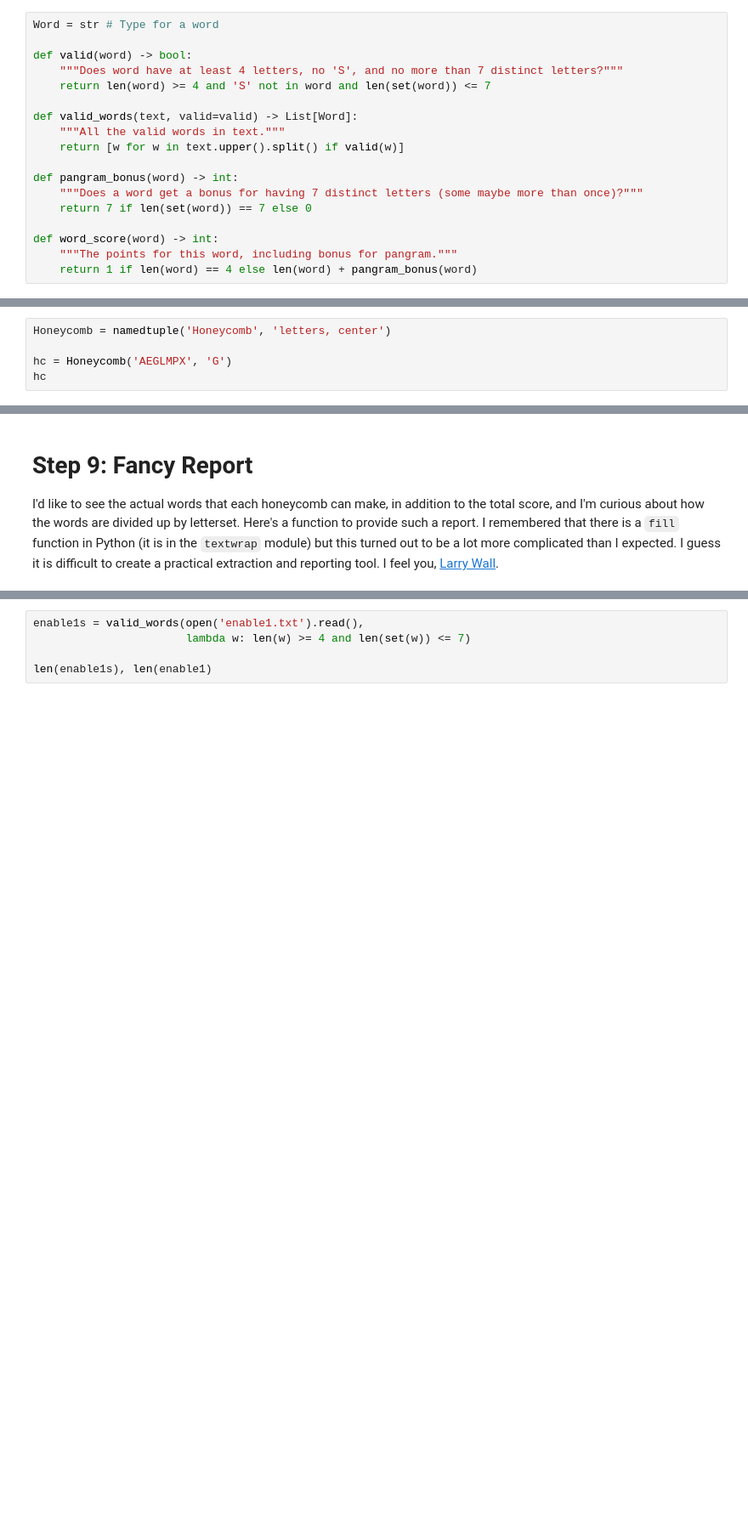
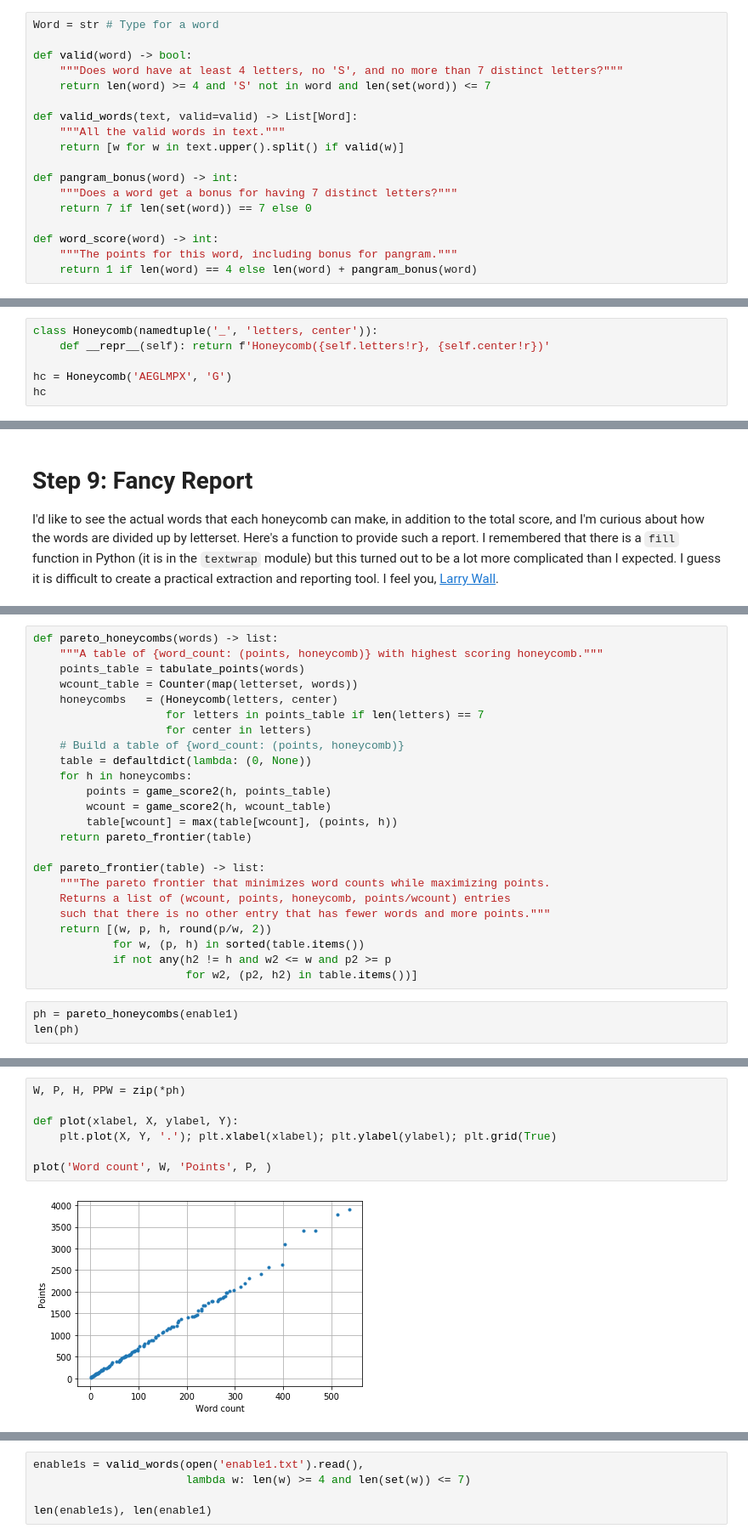
Before and after one commit to norvig/pytudes, a Jupyter notebook: ipynb/SpellingBee.ipynb, the cells around one changed output, grey strips where cells are left out. Shown at 85% size. Drawn from its saved outputs; the diff is of its cells as text; blank space fills up the shorter version.

```diff
--- a/ipynb/SpellingBee.ipynb
+++ b/ipynb/SpellingBee.ipynb
@@ -48,7 +49,7 @@ def valid_words(text, valid=valid) -> List[Word]:
     return [w for w in text.upper().split() if valid(w)]
 
 def pangram_bonus(word) -> int:
-    """Does a word get a bonus for having 7 distinct letters (some maybe more than once)?"""
+    """Does a word get a bonus for having 7 distinct letters?"""
     return 7 if len(set(word)) == 7 else 0
 
 def word_score(word) -> int:
@@ -87,5 +88,6 @@ Thus, we can represent a honeycomb as follows:
 # %%
-Honeycomb = namedtuple('Honeycomb', 'letters, center')
+class Honeycomb(namedtuple('_', 'letters, center')):
+    def __repr__(self): return f'Honeycomb({self.letters!r}, {self.center!r})'
 
 hc = Honeycomb('AEGLMPX', 'G')
 hc
@@ -524,0 +528,27 @@ GIR makes 2 words for 7 points:
+# %%
+def pareto_honeycombs(words) -> list:
+    """A table of {word_count: (points, honeycomb)} with highest scoring honeycomb."""
+    points_table = tabulate_points(words)
+    wcount_table = Counter(map(letterset, words))
+    honeycombs   = (Honeycomb(letters, center)
+                    for letters in points_table if len(letters) == 7
+                    for center in letters)
+    # Build a table of {word_count: (points, honeycomb)}
+    table = defaultdict(lambda: (0, None))
+    for h in honeycombs:
+        points = game_score2(h, points_table)
+        wcount = game_score2(h, wcount_table)
+        table[wcount] = max(table[wcount], (points, h))
+    return pareto_frontier(table)
+
+def pareto_frontier(table) -> list:
+    """The pareto frontier that minimizes word counts while maximizing points.
+    Returns a list of (wcount, points, honeycomb, points/wcount) entries
+    such that there is no other entry that has fewer words and more points."""
+    return [(w, p, h, round(p/w, 2))
+            for w, (p, h) in sorted(table.items())
+            if not any(h2 != h and w2 <= w and p2 >= p
+                       for w2, (p2, h2) in table.items())]
+# %%
+ph = pareto_honeycombs(enable1)
+len(ph)
@@ -524,0 +587,9 @@ GIR makes 2 words for 7 points:
+# %%
+W, P, H, PPW = zip(*ph)
+
+def plot(xlabel, X, ylabel, Y):
+    plt.plot(X, Y, '.'); plt.xlabel(xlabel); plt.ylabel(ylabel); plt.grid(True)
+
+plot('Word count', W, 'Points', P, )
+# %% [output]
+[figure, added]
```
Also changed, not shown: parts of 48 cells of this notebook.
